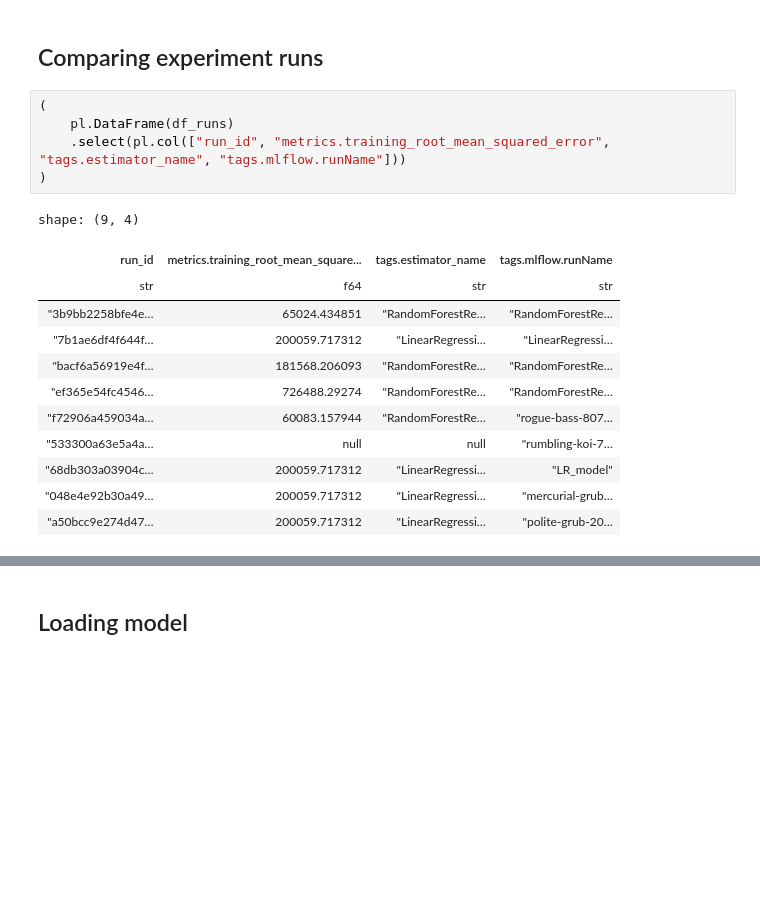
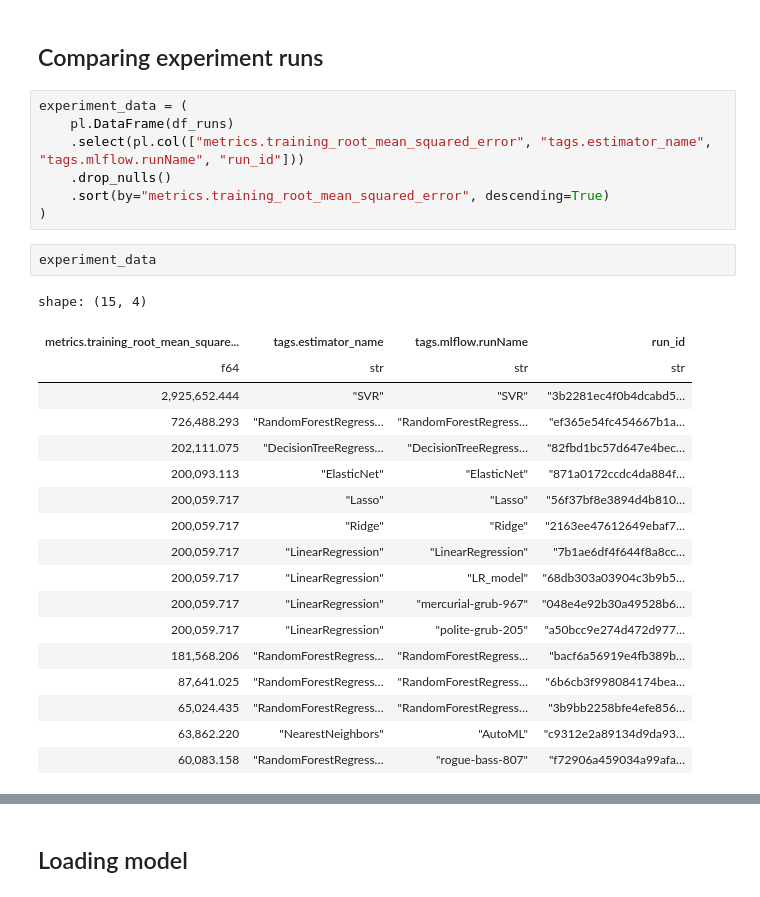
Before and after one commit to ZackLarsen/kaggle-paris-housing-prices, a Jupyter notebook: notebooks/mlflow.ipynb, the cells around one changed output, grey strips where cells are left out. Cells and saved outputs as stored; diff of their text form; blank space fills up the shorter version.

```diff
--- a/notebooks/mlflow.ipynb
+++ b/notebooks/mlflow.ipynb
@@ -155,21 +210,31 @@ filtered_metrics = df_runs[metrics_of_interest]
 # %% [markdown]
 ## Comparing experiment runs
 # %%
-(
+experiment_data = (
     pl.DataFrame(df_runs)
-    .select(pl.col(["run_id", "metrics.training_root_mean_squared_error", "tags.estimator_name", "tags.mlflow.runName"]))
+    .select(pl.col(["metrics.training_root_mean_squared_error", "tags.estimator_name", "tags.mlflow.runName", "run_id"]))
+    .drop_nulls()
+    .sort(by="metrics.training_root_mean_squared_error", descending=True)
 )
-# %% [output]
-shape: (9, 4)
-| run_id | metrics.training_root_mean_square... | tags.estimator_name | tags.mlflow.runName |
-| str | f64 | str | str |
-| "3b9bb2258bfe4e… | 65024.434851 | "RandomForestRe… | "RandomForestRe… |
-| "7b1ae6df4f644f… | 200059.717312 | "LinearRegressi… | "LinearRegressi… |
-| "bacf6a56919e4f… | 181568.206093 | "RandomForestRe… | "RandomForestRe… |
-| "ef365e54fc4546… | 726488.29274 | "RandomForestRe… | "RandomForestRe… |
-| "f72906a459034a… | 60083.157944 | "RandomForestRe… | "rogue-bass-807… |
-| "533300a63e5a4a… | null | null | "rumbling-koi-7… |
-| "68db303a03904c… | 200059.717312 | "LinearRegressi… | "LR_model" |
-| "048e4e92b30a49… | 200059.717312 | "LinearRegressi… | "mercurial-grub… |
-| "a50bcc9e274d47… | 200059.717312 | "LinearRegressi… | "polite-grub-20… |
+# %%
+experiment_data
+# %% [output]
+shape: (15, 4)
+| metrics.training_root_mean_square... | tags.estimator_name | tags.mlflow.runName | run_id |
+| f64 | str | str | str |
+| 2,925,652.444 | "SVR" | "SVR" | "3b2281ec4f0b4dcabd5… |
+| 726,488.293 | "RandomForestRegress… | "RandomForestRegress… | "ef365e54fc454667b1a… |
+| 202,111.075 | "DecisionTreeRegress… | "DecisionTreeRegress… | "82fbd1bc57d647e4bec… |
+| 200,093.113 | "ElasticNet" | "ElasticNet" | "871a0172ccdc4da884f… |
+| 200,059.717 | "Lasso" | "Lasso" | "56f37bf8e3894d4b810… |
+| 200,059.717 | "Ridge" | "Ridge" | "2163ee47612649ebaf7… |
+| 200,059.717 | "LinearRegression" | "LinearRegression" | "7b1ae6df4f644f8a8cc… |
+| 200,059.717 | "LinearRegression" | "LR_model" | "68db303a03904c3b9b5… |
+| 200,059.717 | "LinearRegression" | "mercurial-grub-967" | "048e4e92b30a49528b6… |
+| 200,059.717 | "LinearRegression" | "polite-grub-205" | "a50bcc9e274d472d977… |
+| 181,568.206 | "RandomForestRegress… | "RandomForestRegress… | "bacf6a56919e4fb389b… |
+| 87,641.025 | "RandomForestRegress… | "RandomForestRegress… | "6b6cb3f998084174bea… |
+| 65,024.435 | "RandomForestRegress… | "RandomForestRegress… | "3b9bb2258bfe4efe856… |
+| 63,862.220 | "NearestNeighbors" | "AutoML" | "c9312e2a89134d9da93… |
+| 60,083.158 | "RandomForestRegress… | "rogue-bass-807" | "f72906a459034a99afa… |
 # %%
```
Also changed, not shown: parts of 10 cells of this notebook, 13 other files.
